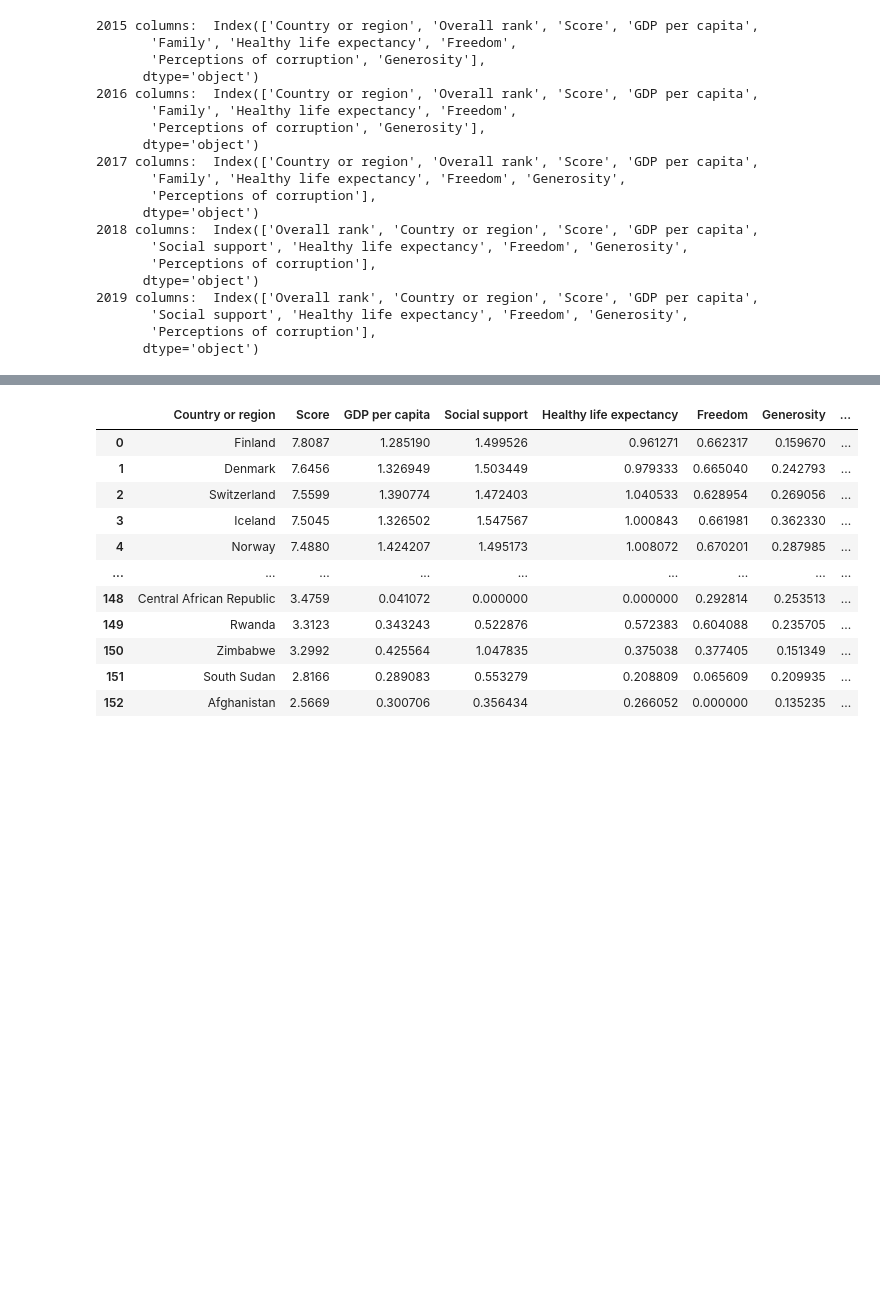
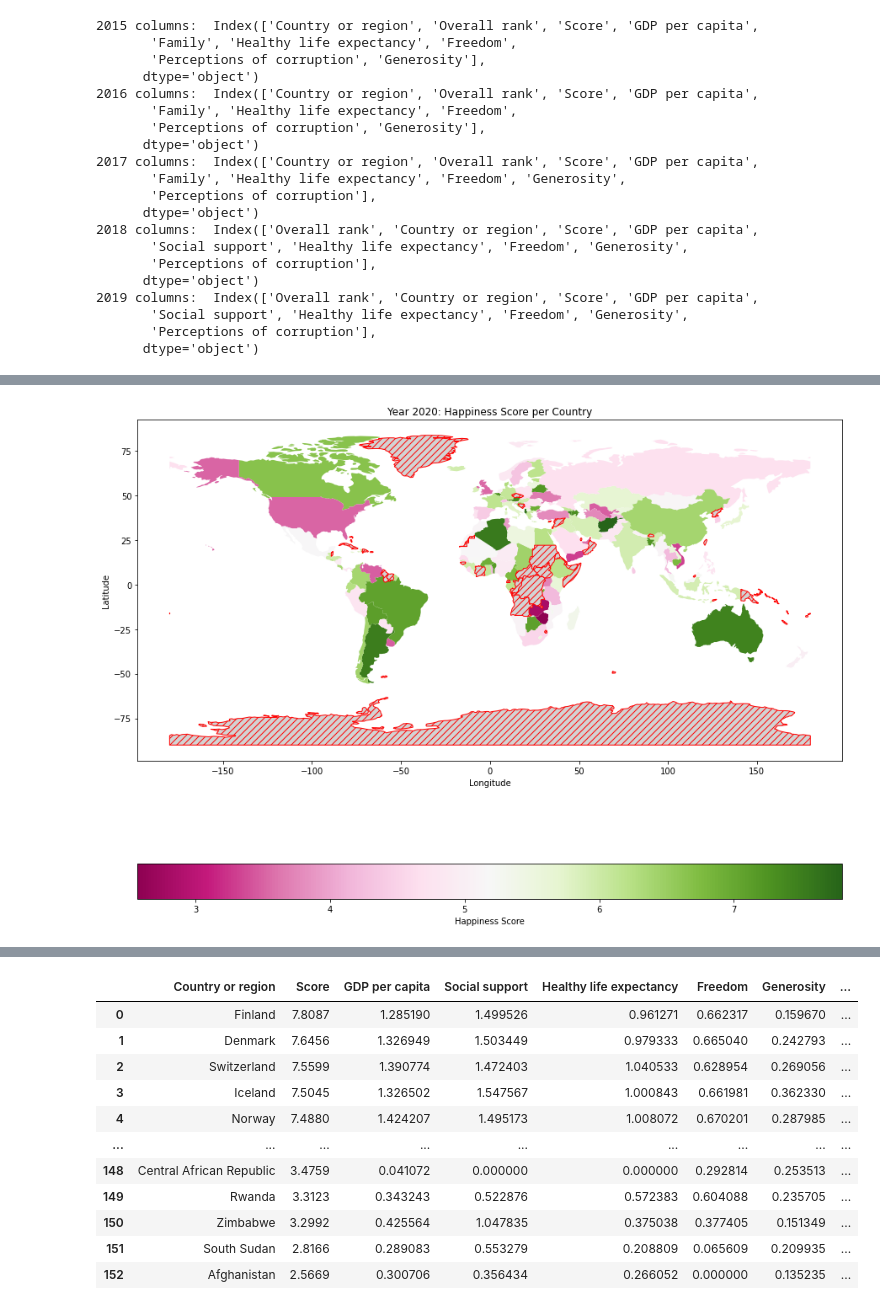
Before and after one commit to tterrytran95/happinesspro, a Jupyter notebook: EDA for potential datasets.ipynb, the cells around one changed output, grey strips where cells are left out. Saved outputs shown, nothing was run; the diff lists cells and outputs as text; code cells hidden in the pictures; blank space fills up the shorter version.

Commit message:
added color to map to distinguish between happy/not happy countries

```diff
--- a/EDA for potential datasets.ipynb
+++ b/EDA for potential datasets.ipynb
@@ -205,3 +192,16 @@ plt.show()
+# %%
+# plot the happiness score of each country on this map
+fig, ax = plt.subplots(1, 1)
+fig.set_size_inches(15, 15)
+merge2020.plot(column='score',legend=True, ax=ax,cmap='PiYG', legend_kwds={'label': "Happiness Score", 'orientation': "horizontal"},
+missing_kwds={ "color": "lightgrey", "edgecolor": "red", "hatch": "///", "label": "Missing values", },)
+
+plt.title('Year 2020: Happiness Score per Country', loc='center') # center title?
+plt.xlabel('Longitude')
+plt.ylabel('Latitude')
+plt.show()
+# %% [output]
+[figure, added]
 # %%
 # preprocess 2020 a little differently
 # df2020.columns
```
Also changed, not shown: parts of 15 cells of this notebook.
